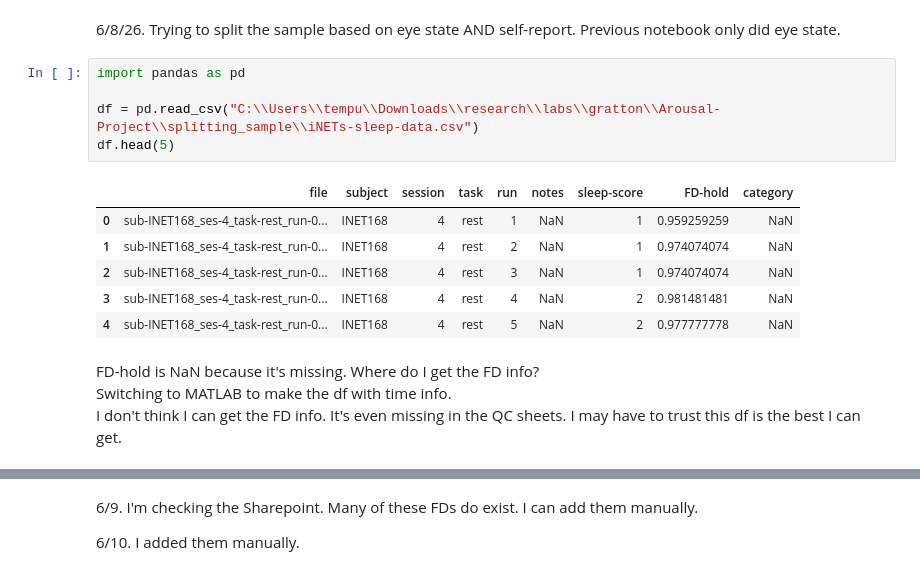
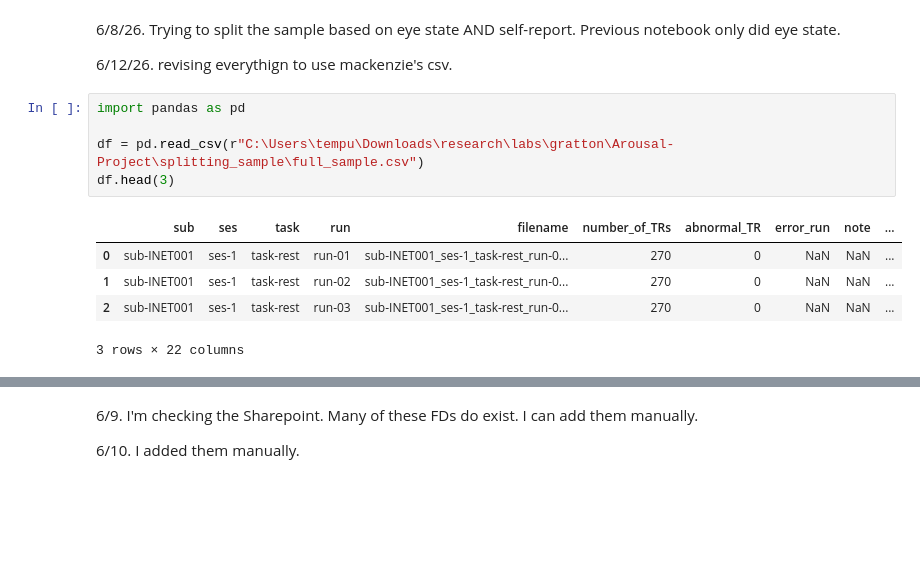
Before and after one commit to praise58/Arousal-Project, a Jupyter notebook: splitting_sample/larger_sample/larger_sample_splitting.ipynb, the cells around one changed output, grey strips where cells are left out. Cells and saved outputs as stored; diff of their text form; blank space fills up the shorter version.

```diff
--- a/splitting_sample/larger_sample/larger_sample_splitting.ipynb
+++ b/splitting_sample/larger_sample/larger_sample_splitting.ipynb
@@ -1,19 +1,16 @@
 # %% [markdown]
 6/8/26. Trying to split the sample based on eye state AND self-report. Previous notebook only did eye state.
+
+6/12/26. revising everythign to use mackenzie's csv.
 # %%
 import pandas as pd
 
-df = pd.read_csv("C:\\Users\\tempu\\Downloads\\research\\labs\\gratton\\Arousal-Project\\splitting_sample\\iNETs-sleep-data.csv")
-df.head(5)
+df = pd.read_csv(r"C:\Users\tempu\Downloads\research\labs\gratton\Arousal-Project\splitting_sample\full_sample.csv")
+df.head(3)
 # %% [output]
-|  | file | subject | session | task | run | notes | sleep-score | FD-hold | category |
-| 0 | sub-INET168_ses-4_task-rest_run-0... | INET168 | 4 | rest | 1 | NaN | 1 | 0.959259259 | NaN |
-| 1 | sub-INET168_ses-4_task-rest_run-0... | INET168 | 4 | rest | 2 | NaN | 1 | 0.974074074 | NaN |
-| 2 | sub-INET168_ses-4_task-rest_run-0... | INET168 | 4 | rest | 3 | NaN | 1 | 0.974074074 | NaN |
-| 3 | sub-INET168_ses-4_task-rest_run-0... | INET168 | 4 | rest | 4 | NaN | 2 | 0.981481481 | NaN |
-| 4 | sub-INET168_ses-4_task-rest_run-0... | INET168 | 4 | rest | 5 | NaN | 2 | 0.977777778 | NaN |
+|  | sub | ses | task | run | filename | number_of_TRs | abnormal_TR | error_run | note | ... |
+| 0 | sub-INET001 | ses-1 | task-rest | run-01 | sub-INET001_ses-1_task-rest_run-0... | 270 | 0 | NaN | NaN | ... |
+| 1 | sub-INET001 | ses-1 | task-rest | run-02 | sub-INET001_ses-1_task-rest_run-0... | 270 | 0 | NaN | NaN | ... |
+| 2 | sub-INET001 | ses-1 | task-rest | run-03 | sub-INET001_ses-1_task-rest_run-0... | 270 | 0 | NaN | NaN | ... |
+3 rows × 22 columns
-# %% [markdown]
-FD-hold is NaN because it's missing. Where do I get the FD info?
-Switching to MATLAB to make the df with time info.
-I don't think I can get the FD info. It's even missing in the QC sheets. I may have to trust this df is the best I can get.
 # %%
```
Also changed, not shown: parts of 34 cells of this notebook, 7 other files.
